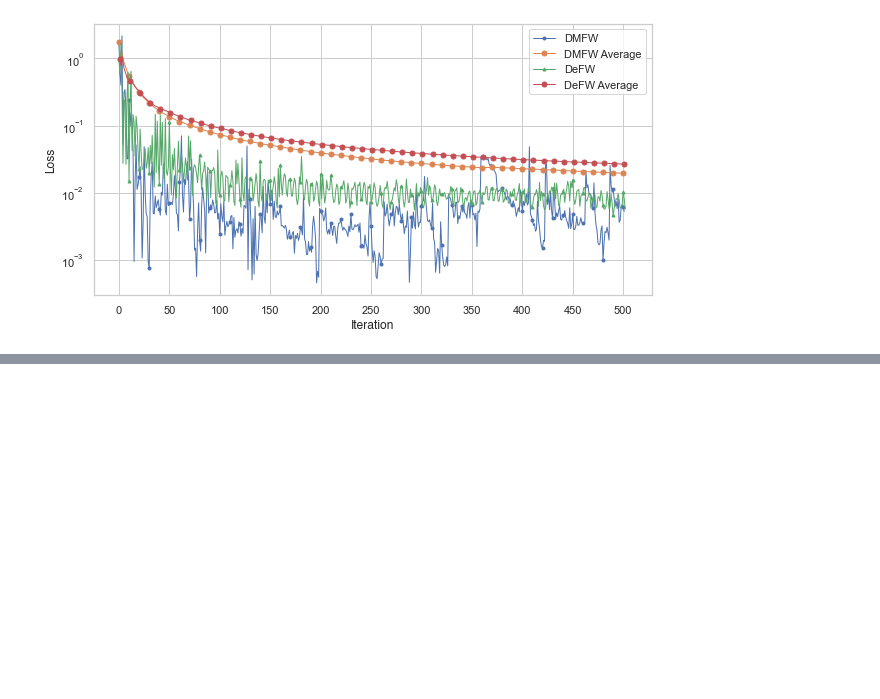
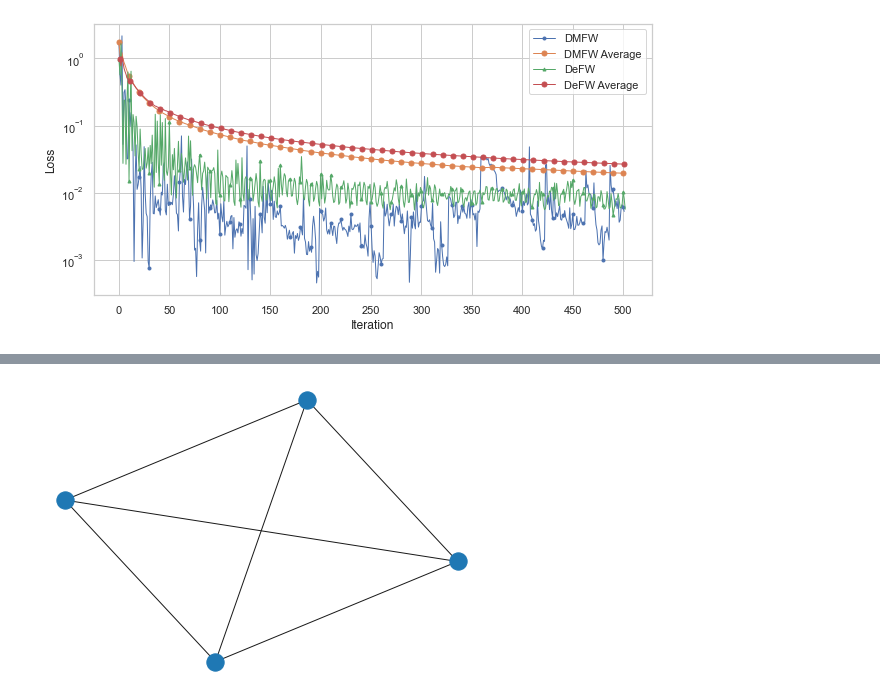
Before and after one commit to AnganMitra/decentralearn, a Jupyter notebook: DMFW/src/GeneratePlot.ipynb, the cells around one changed output, grey strips where cells are left out. Saved outputs shown, nothing was run; the diff lists cells and outputs as text; code cells hidden in the pictures; blank space fills up the shorter version.

```diff
--- a/DMFW/src/GeneratePlot.ipynb
+++ b/DMFW/src/GeneratePlot.ipynb
@@ -270,0 +307,2 @@ Skipping unrelated file ...
+# %%
+complete, name_complete = completegraph(4)
@@ -270,0 +316,4 @@ Skipping unrelated file ...
+# %%
+nx.draw(complete)
+# %% [output]
+[figure, added]
```
Also changed, not shown: parts of 18 cells of this notebook, 48 other files.
